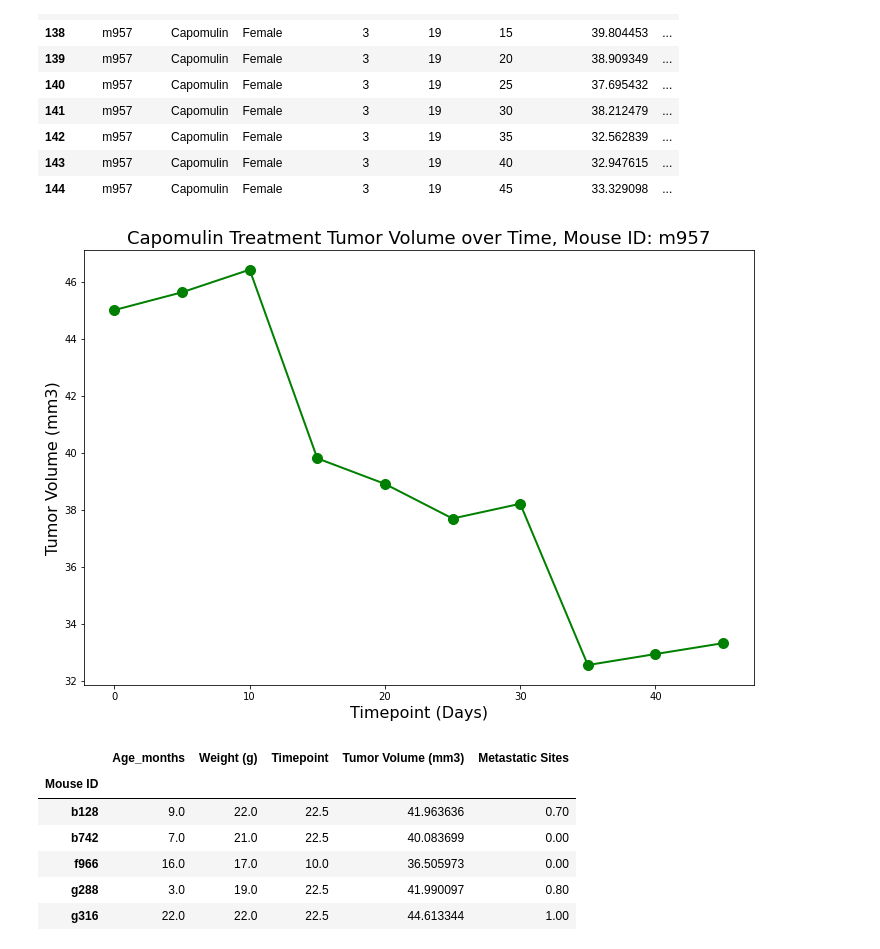
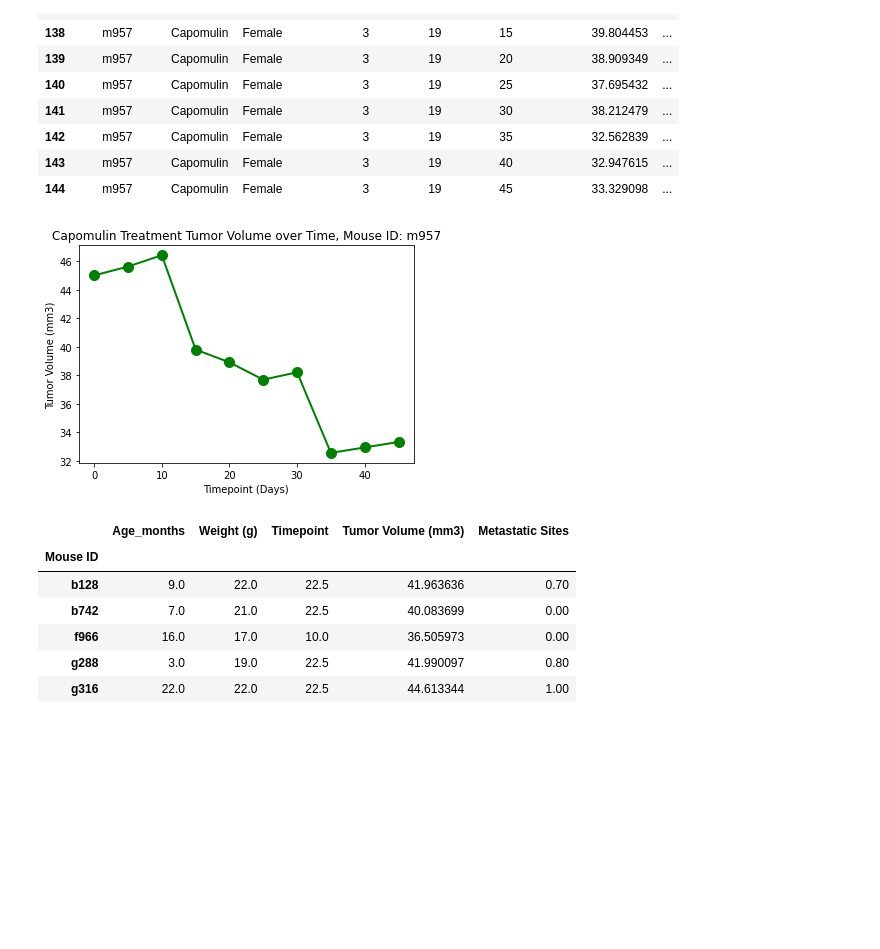
Before and after one commit to melorebecca/05-Matplotlib, a Jupyter notebook: pymaceuticals_starter.ipynb, the cells around one changed output. Saved outputs shown, nothing was run; the diff lists cells and outputs as text; code cells hidden in the pictures; blank space fills up the shorter version.

```diff
--- a/pymaceuticals_starter.ipynb
+++ b/pymaceuticals_starter.ipynb
@@ -275,14 +261,13 @@ forline_df.head(10)
 | 143 | m957 | Capomulin | Female | 3 | 19 | 40 | 32.947615 | ... |
 | 144 | m957 | Capomulin | Female | 3 | 19 | 45 | 33.329098 | ... |
 # %%
-fig1, ax1 = plt.subplots(figsize=(12, 8))
-plt.title('Capomulin Treatment Tumor Volume over Time, Mouse ID: m957', fontsize=18)
+plt.title('Capomulin Treatment Tumor Volume over Time, Mouse ID: m957')
 plt.plot(x_axis, tumsiz,linewidth=2, markersize=10,marker="o",color="green")
-plt.xlabel('Timepoint (Days)', fontsize=16)
-plt.ylabel('Tumor Volume (mm3)', fontsize=16)
+plt.xlabel('Timepoint (Days)')
+plt.ylabel('Tumor Volume (mm3)')
 plt.show()
 # %% [output]
-[figure, old version]
+[figure, new version]
 # %%
 # Generate a scatter plot of average tumor volume vs. mouse weight for the Capomulin regimen
 avg_capm_vol =Capomulin_df.groupby(['Mouse ID']).mean()
```
Also changed, not shown: parts of 6 cells of this notebook.
